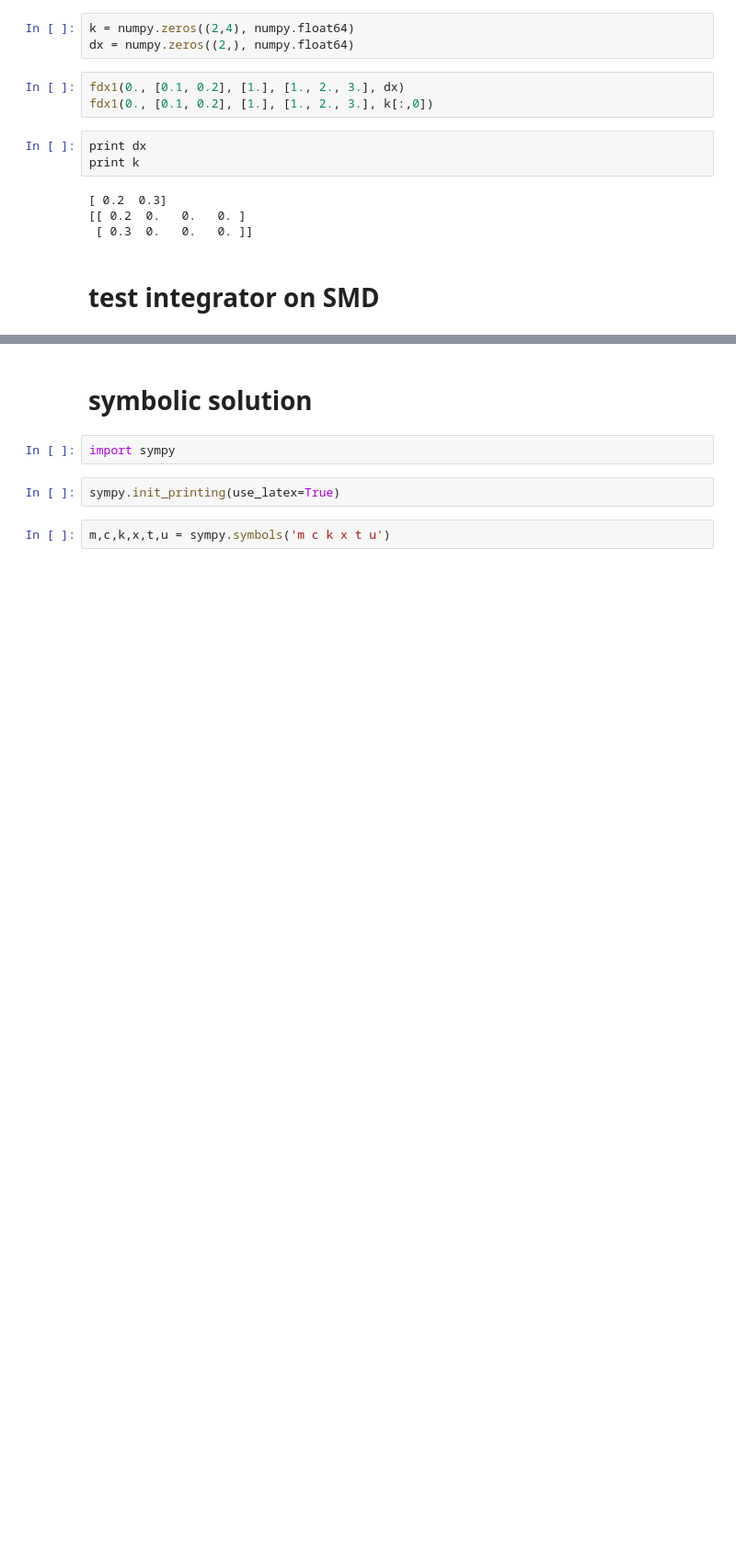
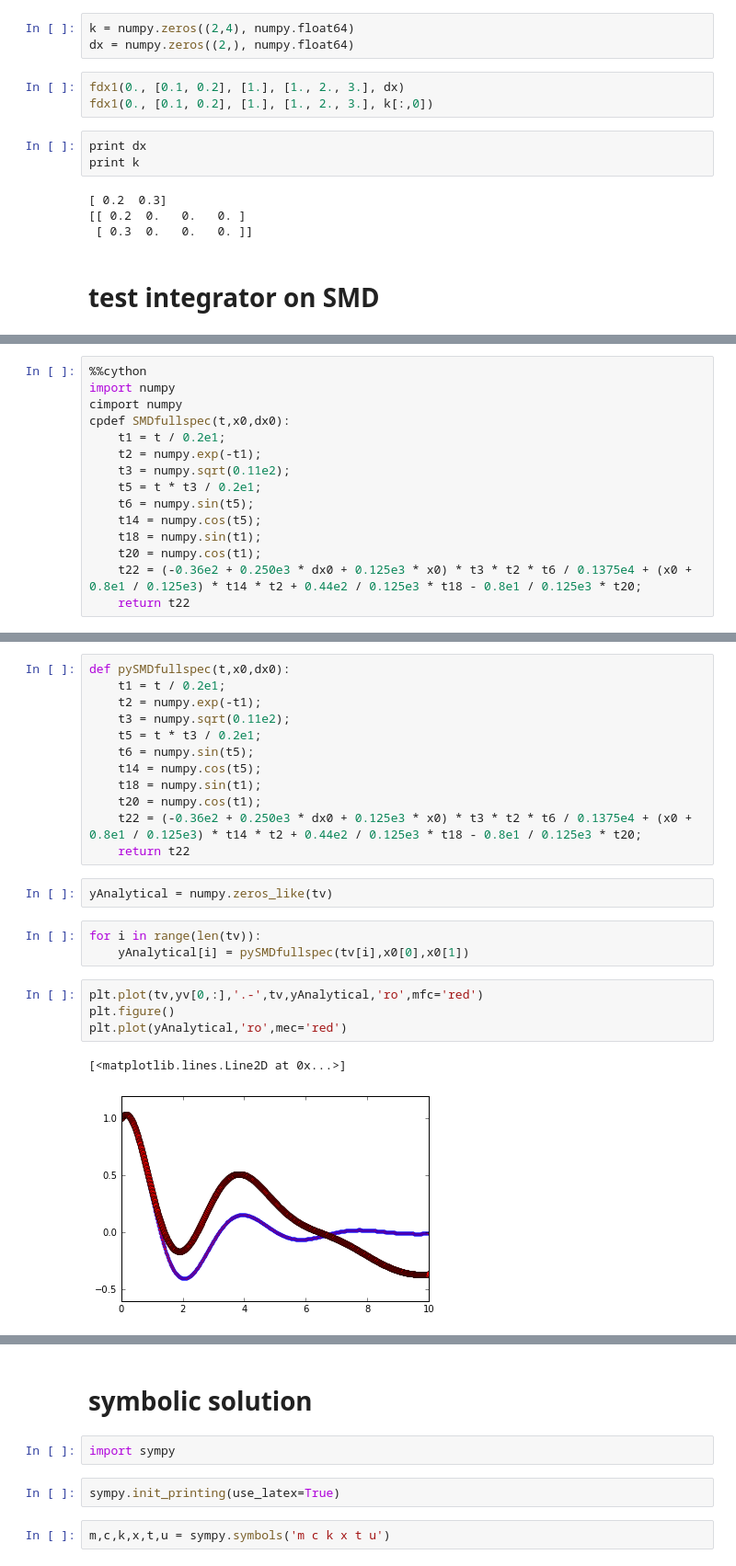
Before and after one commit to hakantiftikci/pyODEIVP4OEM, a Jupyter notebook: purePython/develope_purePython_RK_framework.ipynb, the cells around one changed output, grey strips where cells are left out. Shown at 92% size. Drawn from its saved outputs; the diff is of its cells as text; blank space fills up the shorter version.

```diff
--- a/purePython/develope_purePython_RK_framework.ipynb
+++ b/purePython/develope_purePython_RK_framework.ipynb
@@ -168,0 +223,15 @@ plt.plot(tv,yv[2,:],'.-')
+# %%
+%%cython
+import numpy
+cimport numpy
+cpdef SMDfullspec(t,x0,dx0):
+    t1 = t / 0.2e1;
+    t2 = numpy.exp(-t1);
+    t3 = numpy.sqrt(0.11e2);
+    t5 = t * t3 / 0.2e1;
+    t6 = numpy.sin(t5);
+    t14 = numpy.cos(t5);
+    t18 = numpy.sin(t1);
+    t20 = numpy.cos(t1);
+    t22 = (-0.36e2 + 0.250e3 * dx0 + 0.125e3 * x0) * t3 * t2 * t6 / 0.1375e4 + (x0 + 0.8e1 / 0.125e3) * t14 * t2 + 0.44e2 / 0.125e3 * t18 - 0.8e1 / 0.125e3 * t20;
+    return t22
@@ -168,0 +242,24 @@ plt.plot(tv,yv[2,:],'.-')
+# %%
+def pySMDfullspec(t,x0,dx0):
+    t1 = t / 0.2e1;
+    t2 = numpy.exp(-t1);
+    t3 = numpy.sqrt(0.11e2);
+    t5 = t * t3 / 0.2e1;
+    t6 = numpy.sin(t5);
+    t14 = numpy.cos(t5);
+    t18 = numpy.sin(t1);
+    t20 = numpy.cos(t1);
+    t22 = (-0.36e2 + 0.250e3 * dx0 + 0.125e3 * x0) * t3 * t2 * t6 / 0.1375e4 + (x0 + 0.8e1 / 0.125e3) * t14 * t2 + 0.44e2 / 0.125e3 * t18 - 0.8e1 / 0.125e3 * t20;
+    return t22
+# %%
+yAnalytical = numpy.zeros_like(tv)
+# %%
+for i in range(len(tv)):
+    yAnalytical[i] = pySMDfullspec(tv[i],x0[0],x0[1])
+# %%
+plt.plot(tv,yv[0,:],'.-',tv,yAnalytical,'ro',mfc='red')
+plt.figure()
+plt.plot(yAnalytical,'ro',mec='red')
+# %% [output]
+[<matplotlib.lines.Line2D at 0x...>]
+[figure, added]
```
Also changed, not shown: parts of 23 cells of this notebook.
